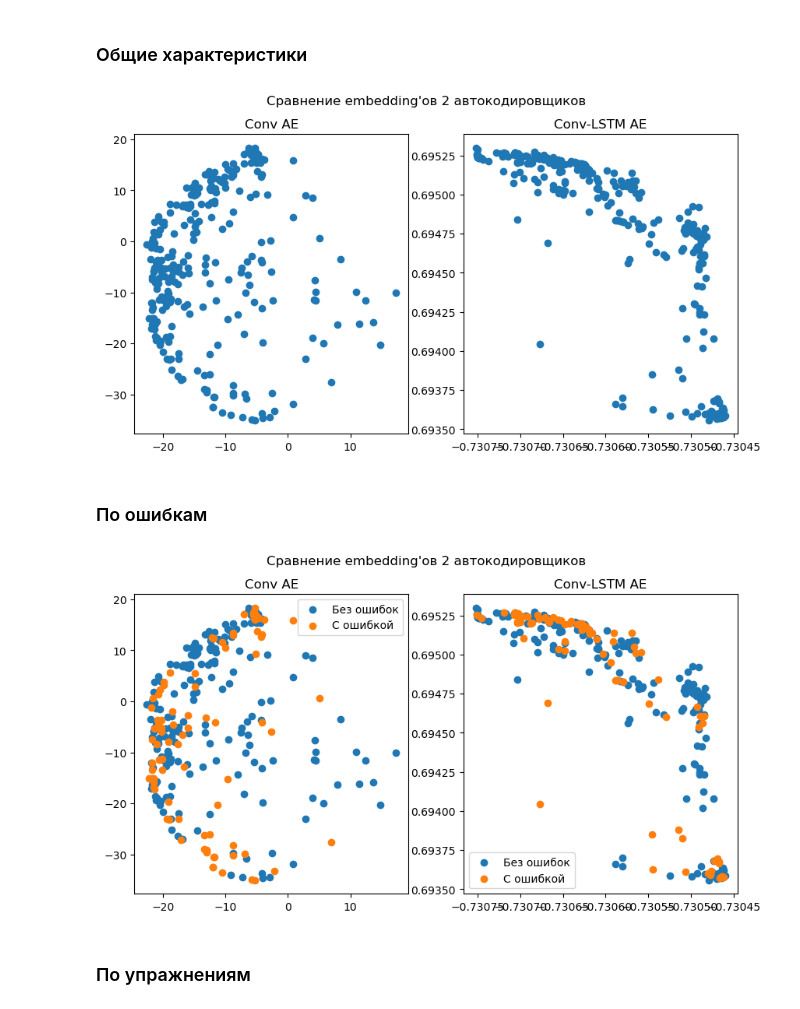
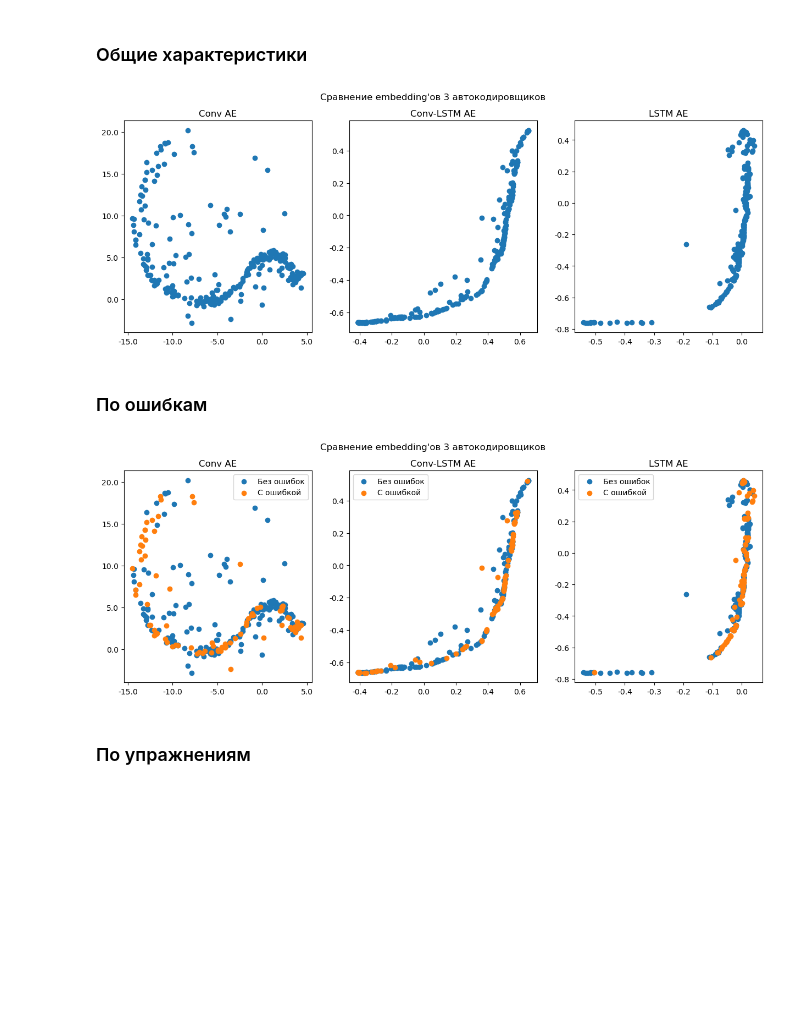
Before and after one commit to gainullinaa/aikido-auto-eval, a Jupyter notebook: embeddings_analysis.ipynb, the cells around one changed output. Cells and saved outputs as stored; diff of their text form; code cells hidden in the pictures; blank space fills up the shorter version.

Commit message:
Add LSTM autoencoder comparison

```diff
--- a/embeddings_analysis.ipynb
+++ b/embeddings_analysis.ipynb
@@ -392,7 +392,7 @@ compare_true_recon(trues[10], preds[10])
 # Conv-LSTM автокодировщик
 # %%
 device = 'cuda' if torch.cuda.is_available() else 'cpu'
-model1 = CONV_LSTM_AE((26, CHANNELS), EMB_DIM, kernel=(3, 3), h_lstm_channels=[4]).to(device)
+model1 = CONV_LSTM_AE((26, CHANNELS), EMB_DIM, kernel=(3, 3), h_lstm_channels=[8]).to(device)
 epochs = 50
 inprogress_metrics = {"MAE":F.l1_loss} #, "MSE":F.mse_loss
 criterion = nn.MSELoss() #nn.BCELoss() # MSE, MAE
@@ -424,0 +427,5 @@ Test| Loss: 0.11613792373931833 MAE: 0.3028035714285715
+# %%
+model2 = LSTM_AE(26 * CHANNELS, EMB_DIM, h_dims=[32]).to(device)
+epochs = 100
+criterion = nn.MSELoss() #nn.BCELoss() # MSE, MAE
+optimizer = torch.optim.Adam(model2.parameters(), lr=0.001)
@@ -427,8 +460,10 @@ Test| Loss: 0.11613792373931833 MAE: 0.3028035714285715
 # %%
 model0.eval()
 model1.eval()
+model2.eval()
 encoder0 = model0.encoder
 encoder1 = model1.encoder
+encoder2 = model2.encoder
 # %%
 def get_motion_embedding(enc, motion_img, transforms, add_batch_dim=True):
     if add_batch_dim:
@@ -449,21 +484,27 @@ def show_2d_embeddings(enc_model, data, transforms, axs=None, add_batch_dim=True
         axs.scatter(x, y)
     else:
         plt.scatter(x, y)
+
+models_info = [(encoder0, tform, "Conv AE", True),
+              (encoder1, conv_recc_tform, "Conv-LSTM AE", False),
+              (encoder2, recc_tform, "LSTM AE", False)]
+
+tick_formatter = lambda x, pos: round(x, 2)
 # %% [markdown]
 ### Общие характеристики
 # %%
 all_data = train_imgs + test_imgs + val_imgs
-fig = plt.figure(1, figsize=(10, 5))
-ax = fig.add_subplot(1,2,1)
-show_2d_embeddings(encoder0, all_data, tform)
-ax.title.set_text("Conv AE")
-ax = fig.add_subplot(1,2,2)
-show_2d_embeddings(encoder1, all_data, recurr_tform, add_batch_dim=False)
-ax.title.set_text("Conv-LSTM AE")
-fig.suptitle("Сравнение embedding'ов 2 автокодировщиков")
+fig, axs = plt.subplots(1, len(models_info), figsize=(5 * len(models_info), 5))
+for i, model_info in enumerate(models_info):
+    enc, transform_func, str_title, batch_add = model_info
+    show_2d_embeddings(enc, all_data, transform_func, axs[i], batch_add)
+    axs[i].title.set_text(str_title)
+    axs[i].xaxis.set_major_formatter(tick_formatter)
+    axs[i].yaxis.set_major_formatter(tick_formatter)
+fig.suptitle(f"Сравнение embedding'ов {len(models_info)} автокодировщиков")
 plt.show()
 # %% [output]
-[figure, old version]
+[figure, new version]
 # %% [markdown]
 ### По ошибкам
 # %%
@@ -477,22 +518,19 @@ for motions, labels in zip([train_imgs, test_imgs, val_imgs], [train_labels, tes
         else:
             normal.append(motion)
 
-# show compare plots
-fig = plt.figure(2, figsize=(10, 5))
-ax = fig.add_subplot(1,2,1)
-show_2d_embeddings(encoder0, normal, tform)
-show_2d_embeddings(encoder0, wrong, tform)
-ax.title.set_text("Conv AE")
-ax.legend(["Без ошибок", "С ошибкой"])
-ax = fig.add_subplot(1,2,2)
-show_2d_embeddings(encoder1, normal, recurr_tform, add_batch_dim=False)
-show_2d_embeddings(encoder1, wrong, recurr_tform, add_batch_dim=False)
-ax.title.set_text("Conv-LSTM AE")
-ax.legend(["Без ошибок", "С ошибкой"])
-fig.suptitle("Сравнение embedding'ов 2 автокодировщиков")
+fig, axs = plt.subplots(1, len(models_info), figsize=(5 * len(models_info), 5))
+for i, model_info in enumerate(models_info):
+    enc, transform_func, str_title, batch_add = model_info
+    show_2d_embeddings(enc, normal, transform_func, axs[i], batch_add)
+    show_2d_embeddings(enc, wrong, transform_func, axs[i], batch_add)
+    axs[i].title.set_text(str_title)
+    axs[i].legend(["Без ошибок", "С ошибкой"])
+    axs[i].xaxis.set_major_formatter(tick_formatter)
+    axs[i].yaxis.set_major_formatter(tick_formatter)
+fig.suptitle(f"Сравнение embedding'ов {len(models_info)} автокодировщиков")
 plt.show()
 # %% [output]
-[figure, old version]
+[figure, new version]
 # %% [markdown]
 ### По упражнениям
 # %%
```
Also changed, not shown: parts of 18 cells of this notebook.
